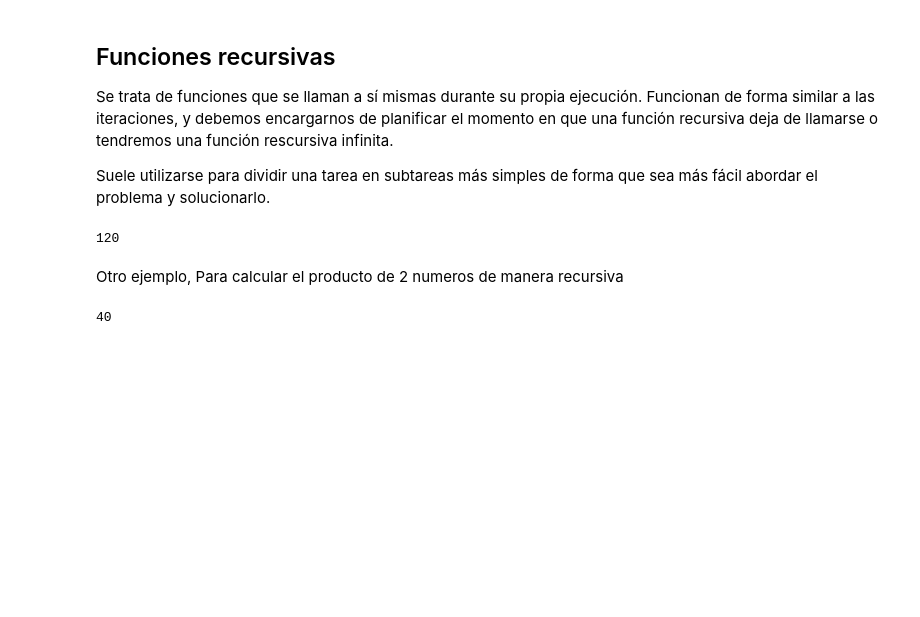
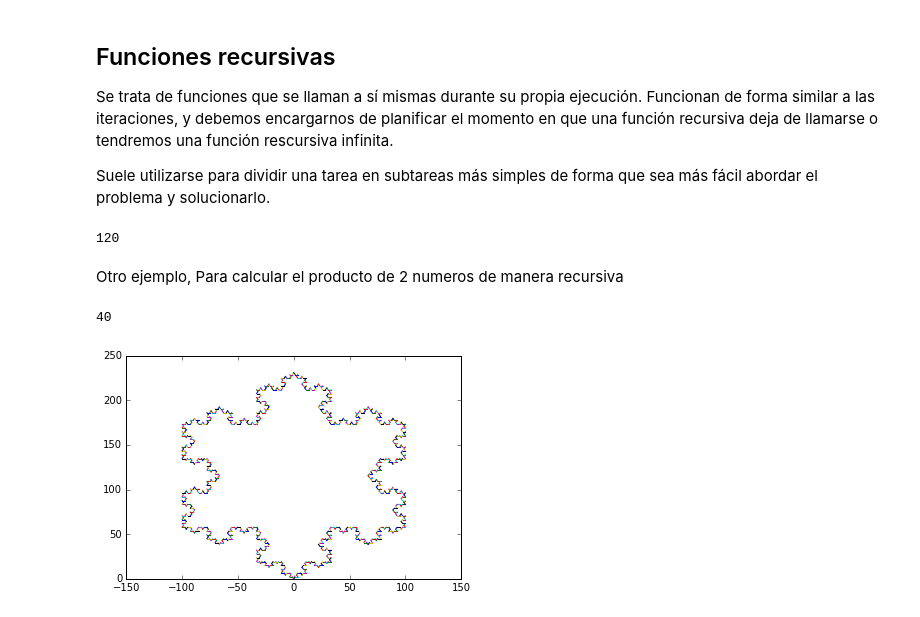
Before and after one commit to gersongams/CursoPython, a Jupyter notebook: 4. Funciones.ipynb, the cells around one changed output. Cells and saved outputs as stored; diff of their text form; code cells hidden in the pictures; blank space fills up the shorter version.

```diff
--- a/4. Funciones.ipynb
+++ b/4. Funciones.ipynb
@@ -410,3 +411,51 @@ k = Producto(5,8)
 print(k)
 # %% [output]
 40
+# %%
+from math import sin, cos, pi
+import matplotlib.pyplot as plt
+%matplotlib inline
+
+
+def kochSnowFlake(l, n):
+    x_vertex1 = 0
+    y_vertex1 = 0
+
+    x_vertex2 = l * cos ( 2 * pi/3)
+    y_vertex2 = l * sin(2 * pi/3)
+
+    x_vertex3 = l * cos (pi/3)
+    y_vertex3 = l * sin(pi/3)
+
+    kochCurve(x_vertex1, y_vertex1, x_vertex2, y_vertex2, n)
+    kochCurve(x_vertex2, y_vertex2, x_vertex3, y_vertex3, n)
+    kochCurve(x_vertex3, y_vertex3, x_vertex1, y_vertex1, n)
+
+    return
+
+def kochCurve(xi, yi, xf, yf, n):
+    if n==0:
+       plt.plot([xi,xf],[yi,yf])
+
+    elif n>0:
+        x1 = xi + (xf - xi) / 3.0
+        y1 = yi + (yf - yi) / 3.0
+
+        x3 = xf - (xf - xi) / 3.0
+        y3 = yf - (yf - yi) / 3.0
+
+        x2 = (x1 + x3) * cos (pi/3) - ( y3 - y1) * sin (pi/3)
+        y2 = (y1 + y3) * cos (pi/3) + ( x3 - x1) * sin (pi/3)
+
+        kochCurve(xi,yi,x1,y1,n-1)
+        kochCurve(x1,y1,x2,y2,n-1)
+        kochCurve(x2,y2,x3,y3,n-1)
+        kochCurve(x3,y3,xf,yf,n-1)
+
+    return
+
+plt.figure("Koch snowflack")
+kochSnowFlake(200,4) # range 1 -6
+plt.show()
+# %% [output]
+[figure, added]
```
Also changed, not shown: parts of 4 cells of this notebook, 5 other files.
